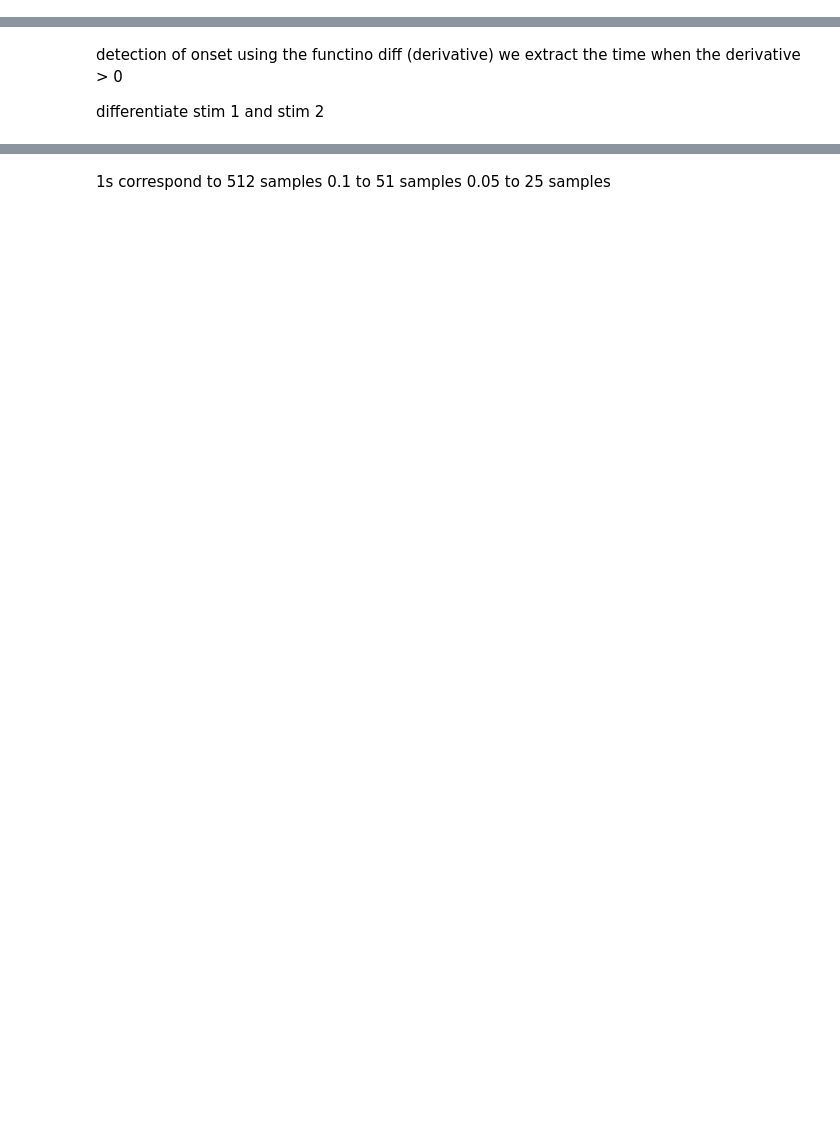
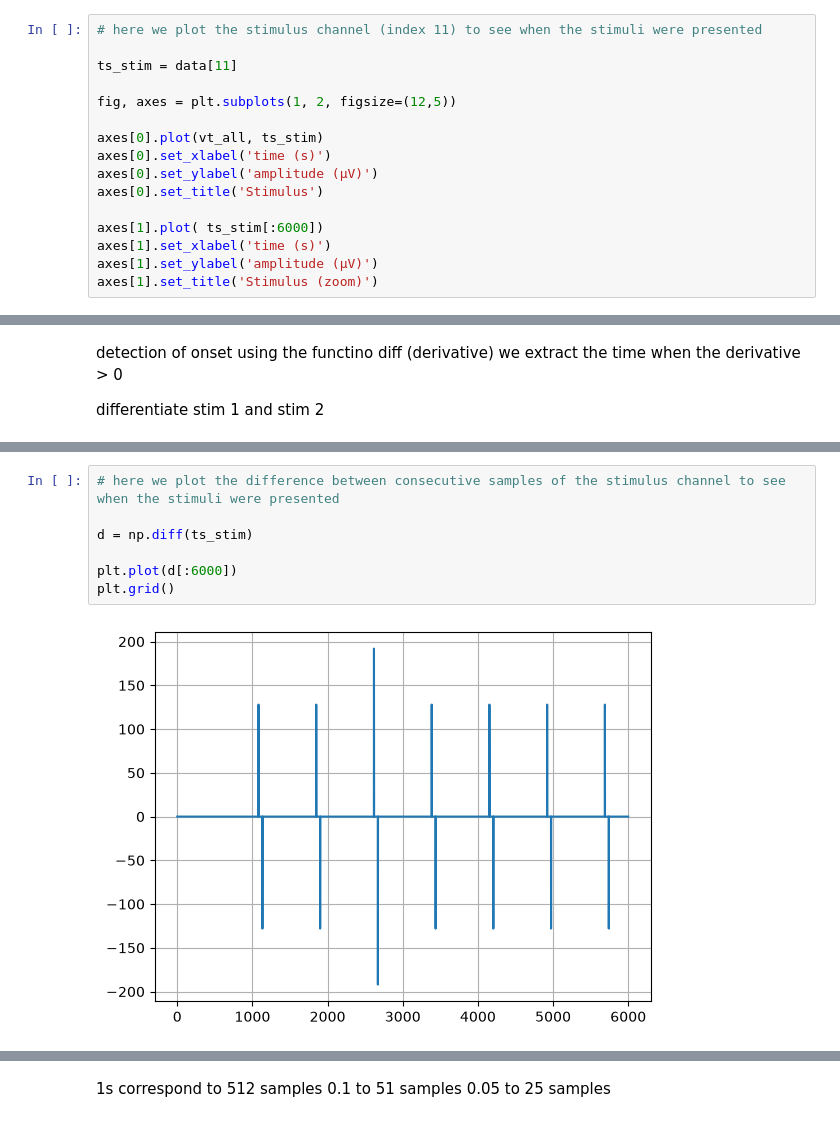
Before and after one commit to nicolascatz/M1_EEG_Project, a Jupyter notebook: scripts/DA1_TD1_Garrido_from_process_to_analysis_students.ipynb, the cells around one changed output, grey strips where cells are left out. Drawn from its saved outputs; the diff is of its cells as text; blank space fills up the shorter version.

```diff
--- a/scripts/DA1_TD1_Garrido_from_process_to_analysis_students.ipynb
+++ b/scripts/DA1_TD1_Garrido_from_process_to_analysis_students.ipynb
@@ -47,0 +85,16 @@ Text(0.5, 1.0, 'Stimulus (zoom)')
+# %%
+# here we plot the stimulus channel (index 11) to see when the stimuli were presented
+
+ts_stim = data[11]
+
+fig, axes = plt.subplots(1, 2, figsize=(12,5))
+
+axes[0].plot(vt_all, ts_stim)
+axes[0].set_xlabel('time (s)')
+axes[0].set_ylabel('amplitude (µV)')
+axes[0].set_title('Stimulus')
+
+axes[1].plot( ts_stim[:6000])
+axes[1].set_xlabel('time (s)')
+axes[1].set_ylabel('amplitude (µV)')
+axes[1].set_title('Stimulus (zoom)')
@@ -77,0 +109,9 @@ array([[  2618,      2],
+# %%
+# here we plot the difference between consecutive samples of the stimulus channel to see when the stimuli were presented
+
+d = np.diff(ts_stim)
+
+plt.plot(d[:6000])
+plt.grid()
+# %% [output]
+[figure, added]
```
Also changed, not shown: parts of 27 cells of this notebook, 1 other file.
